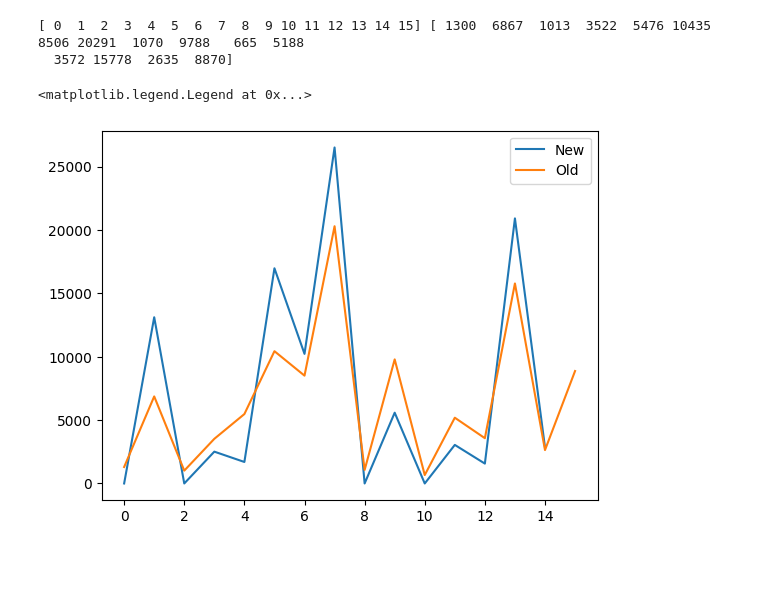
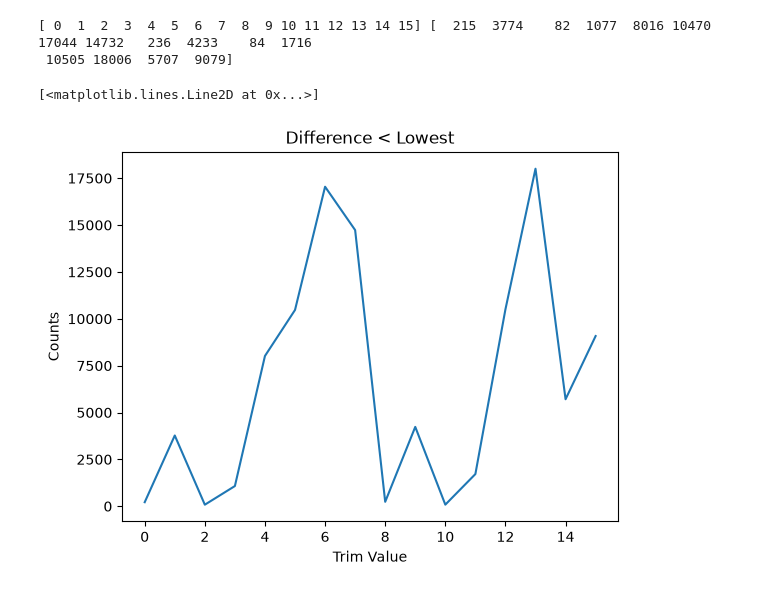
Before and after one commit to jrjfeath/PyMMS, a Jupyter notebook: Analysis.ipynb, the cells around one changed output. Cells and saved outputs as stored; diff of their text form; code cells hidden in the pictures; blank space fills up the shorter version.

Commit message:
Updated to show difference from mean plots
The notebook has been edited such that you can now plot counts vs difference for each trim value if interested.

```diff
--- a/Analysis.ipynb
+++ b/Analysis.ipynb
@@ -169,20 +71,24 @@ np.savetxt(f"{directory}/Calibration.csv", trim_values, delimiter=",", fmt='%d')
 # %%
 # Compare new calibration to old calibration
-filepath = 'Q:/Cameras/PImMS/Trim_Files/25-07-24/Calibration.csv'
-data = np.loadtxt(filepath, delimiter=',', dtype=np.uint8, converters=float, comments='#')
-uniques, counts = np.unique(data, return_counts=True)
-X = np.array([x for x in range(0,15)])
-Y = np.zeros((15,))
-Y[uniques] = counts
-plt.plot(X, Y, label='New')
-filepath = 'Q:/Cameras/PImMS/Trim_Files/12.csv'
+filepath = r"C:\Users\jrjfeath\Downloads\PyMMS-main\PyMMS-main\Trim_Files\PImMS camera 5 calibration.csv"
 data = np.loadtxt(filepath, delimiter=',', dtype=np.uint8, converters=float, comments='#')
 uniques, counts = np.unique(data, return_counts=True)
 print(uniques, counts)
-plt.plot(uniques,counts, label='Old')
-plt.legend()
+X = np.array([x for x in range(0,16)])
+Y = np.zeros((16,))
+Y[uniques] = counts
+plt.title("Difference < Lowest")
+plt.xlabel("Trim Value")
+plt.ylabel("Counts")
+plt.plot(X, Y, label='New')
+# filepath = 'Q:/Cameras/PImMS/Trim_Files/12.csv'
+# data = np.loadtxt(filepath, delimiter=',', dtype=np.uint8, converters=float, comments='#')
+# uniques, counts = np.unique(data, return_counts=True)
+# print(uniques, counts)
+# plt.plot(uniques,counts, label='Old')
+# plt.legend()
 # %% [output]
-[ 0  1  2  3  4  5  6  7  8  9 10 11 12 13 14 15] [ 1300  6867  1013  3522  5476 10435  8506 20291  1070  9788   665  5188
-  3572 15778  2635  8870]
+[ 0  1  2  3  4  5  6  7  8  9 10 11 12 13 14 15] [  215  3774    82  1077  8016 10470 17044 14732   236  4233    84  1716
+ 10505 18006  5707  9079]
-<matplotlib.legend.Legend at 0x...>
+[<matplotlib.lines.Line2D at 0x...>]
-[figure, old version]
+[figure, new version]
```
Also changed, not shown: parts of 6 cells of this notebook.
